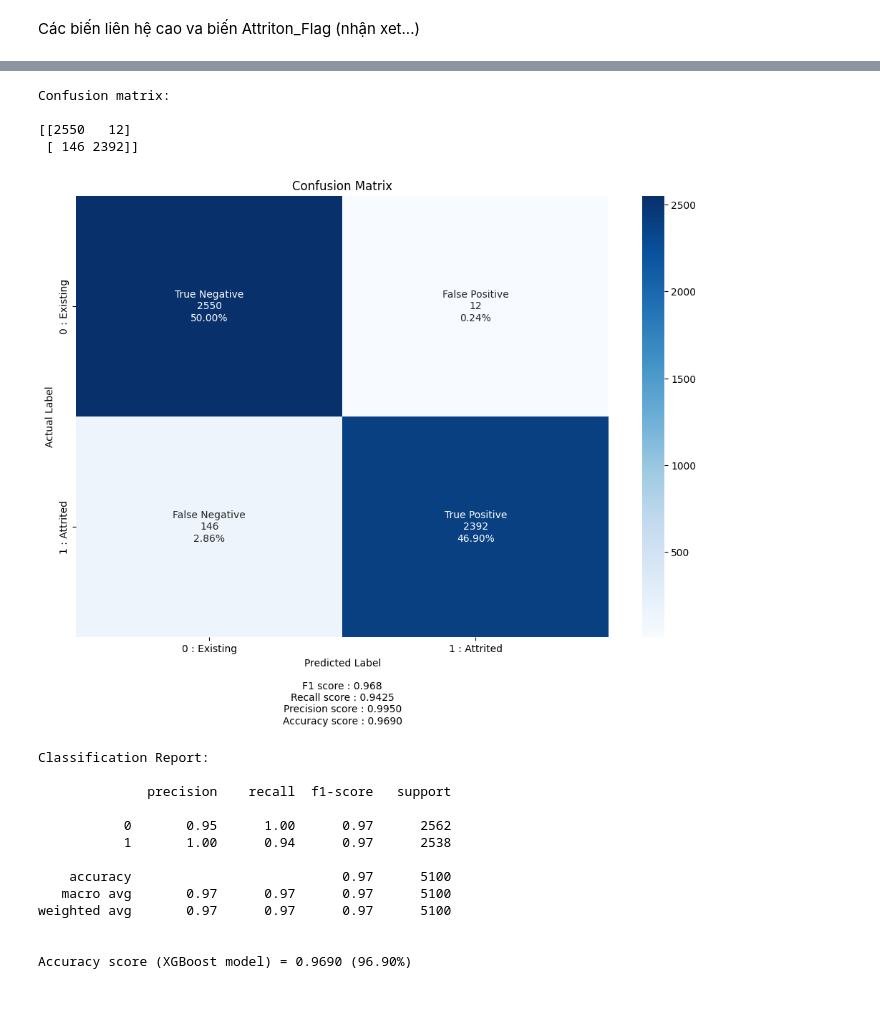
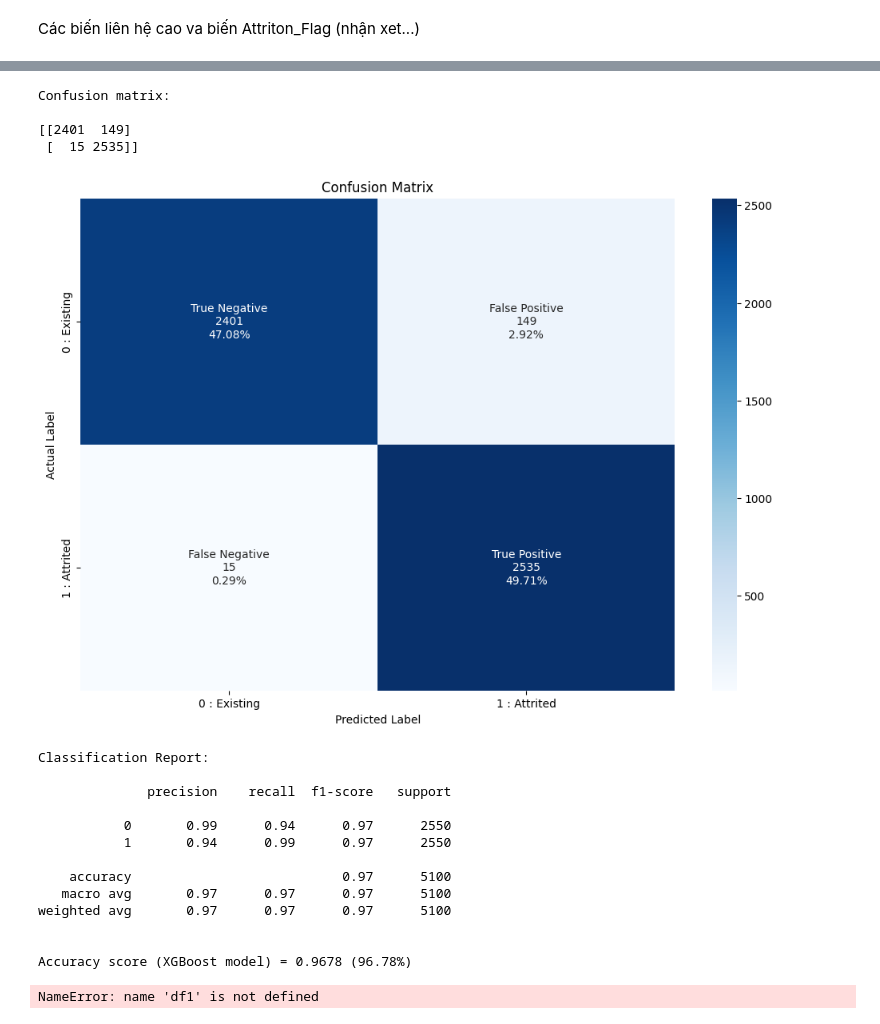
Before and after one commit to thien2972/DataAnalyst, a Jupyter notebook: credit_card_customer.ipynb, the cells around one changed output, grey strips where cells are left out. Cells and saved outputs as stored; diff of their text form; code cells hidden in the pictures.

```diff
--- a/credit_card_customer.ipynb
+++ b/credit_card_customer.ipynb
@@ -280,13 +293,3 @@ plot_num('Total_Ct_Chng_Q4_Q1')
 4. Lập mô hình
 5. Chạy mô hình
 6. Kiểm tra
-# %%
-df = df.drop('CLIENTNUM', axis = 1)
-df1 = df
-df1['Gender'] = df['Gender'].astype('category').cat.codes
-df1['Attrition_Flag'] = df['Attrition_Flag'].astype('category').cat.codes
-df1['Card_Category'] = df['Card_Category'].astype('category').cat.codes
-df1['Income_Category'] = df['Income_Category'].astype('category').cat.codes
-df1['Marital_Status'] = df['Marital_Status'].astype('category').cat.codes
-df1['Education_Level'] = df['Education_Level'].astype('category').cat.codes
-df1.info()
@@ -383,6 +456,6 @@ random_state=0 sets the seed used by the random
 # %%
-df_fi = df[temp[temp > 0.1].index]
+df_fi = df1[temp[temp > 0.1].index]
 df_fi.head()
-df_scaled = pd.concat([df_fi,df[['Attrition_Flag']]], axis=1)
+df_scaled = pd.concat([df_fi,df1[['Attrition_Flag']]], axis=1)
 df_scaled
 # %% [output]
@@ -403,6 +476,6 @@ df_scaled
 #imbalance Data
 df_class_1 = df_scaled[df_scaled['Attrition_Flag'] == 1]
 df_class_0 = df_scaled[df_scaled['Attrition_Flag'] == 0]
-count_class_1, count_class_0 = df1['Attrition_Flag'].value_counts()
-count_class_0
+count_class_0, count_class_1 = df1['Attrition_Flag'].value_counts()
+df_class_0
 # %% [output]
@@ -410,5 +495,6 @@ count_class_0
 # %%
-df_class_0_over = df_class_0.sample(count_class_1, replace = True)
-df_test_over = pd.concat([df_class_1, df_class_0_over], axis = 0)
+df_class_1_over = df_class_1.sample(count_class_0, replace = True)
+df_test_over = pd.concat([df_class_1_over, df_class_0 ], axis = 0)
+df_class_1_over.shape
 df_test_over
 # %% [output]
@@ -472,6 +558,7 @@ weighted avg       0.81      0.81      0.81      5100
 weighted avg       0.89      0.89      0.89      5100
 # %%
 from sklearn.metrics import confusion_matrix
+from sklearn.metrics import f1_score, recall_score, precision_score, accuracy_score
 
 dct_model = DecisionTreeClassifier()
 dct_model.fit(X_train, y_train)
@@ -481,56 +568,53 @@ y_pred = dct_model.predict(X_test)
 conf = confusion_matrix(y_test, y_pred)
 print(f"Confusion matrix:\n\n{conf}\n")
 
 # Plot confusion matrix
 group_names = ['True Negative', 'False Positive','False Negative','True Positive']
 categories = ['0 : Existing', '1 : Attrited']
 
 group_counts = ["{0:0.0f}".format(value) for value in conf.flatten()]
 group_percentages = ["{0:.2%}".format(value) for value in conf.flatten()/np.sum(conf)]
 labels = [f"{v1}\n{v2}\n{v3}" for v1, v2, v3 in zip(group_names, group_counts, group_percentages)]
 labels = np.array([labels]).reshape(2,2)
 
 sns.heatmap(conf, annot=labels, fmt='', cmap='Blues',
             xticklabels=categories, yticklabels=categories)
-
-f1 = f1_score(y_test, y_pred)
-recall = recall_score(y_test, y_pred)
-precision = precision_score(y_test, y_pred)
-accuracy = accuracy_score(y_test, y_pred)
-
-plt.xlabel(f"Predicted Label\n\nF1 score : {f1:.3f}\n\
-Recall score : {recall:.4f}\n\
-Precision score : {precision:.4f}\n\
-Accuracy score : {accuracy:.4f}")
+plt.xlabel(f"Predicted Label")
 
 plt.ylabel('Actual Label')
 plt.title('Confusion Matrix')
 plt.show()
 
 # Display classification report
 conf_rp = classification_report(y_test, y_pred)
 print(f"\nClassification Report:\n")
 print(f"{conf_rp}\n")
 
 # Display Accuracy score using XGBoost model
 acs = accuracy_score(y_test, y_pred)
 print(f"Accuracy score (XGBoost model) = {acs:.4f} ({acs:.2%})")
 # %% [output]
 Confusion matrix:
 
-[[2550   12]
- [ 146 2392]]
+[[2401  149]
+ [  15 2535]]
-[figure, old version]
+[figure, new version]
 Classification Report:
 
               precision    recall  f1-score   support
 
-           0       0.95      1.00      0.97      2562
-           1       1.00      0.94      0.97      2538
+           0       0.99      0.94      0.97      2550
+           1       0.94      0.99      0.97      2550
 
     accuracy                           0.97      5100
    macro avg       0.97      0.97      0.97      5100
 weighted avg       0.97      0.97      0.97      5100
 
 
-Accuracy score (XGBoost model) = 0.9690 (96.90%)
+Accuracy score (XGBoost model) = 0.9678 (96.78%)
+# %%
+print(df1)
+print('__________________________')
+print(df)
+# %% [output]
+NameError: name 'df1' is not defined
```
Also changed, not shown: parts of 20 cells of this notebook, 1 other file.
